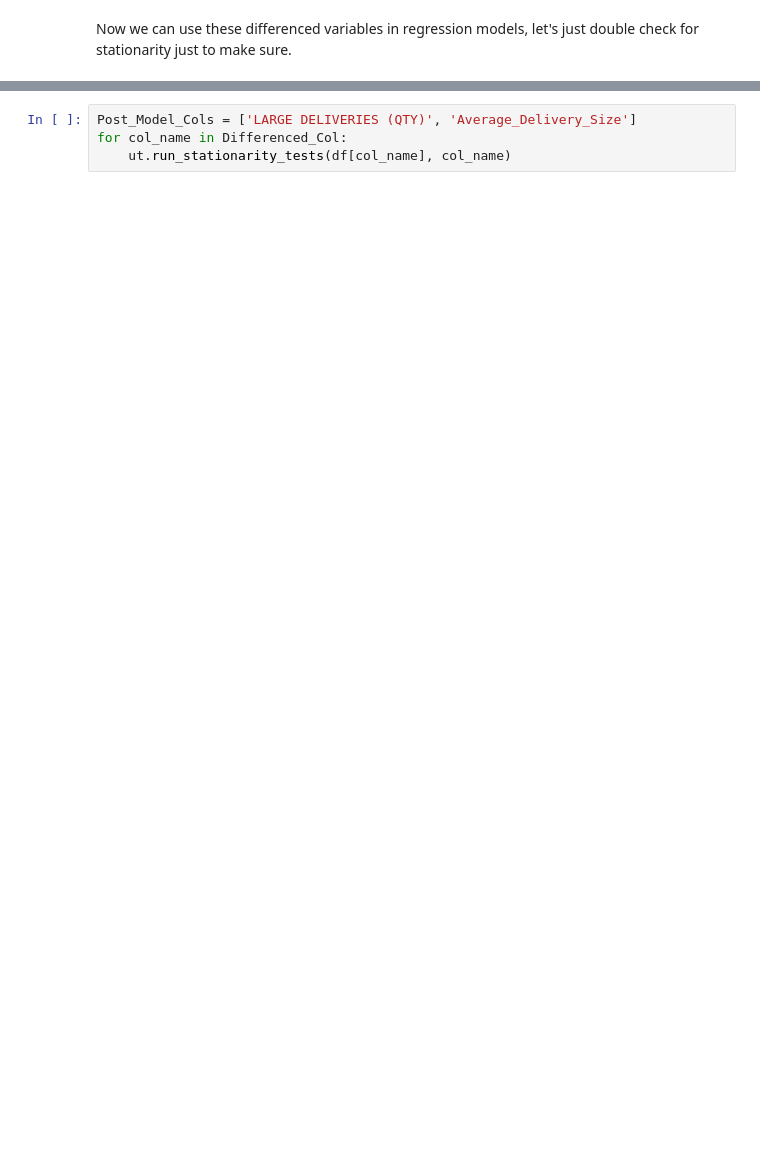
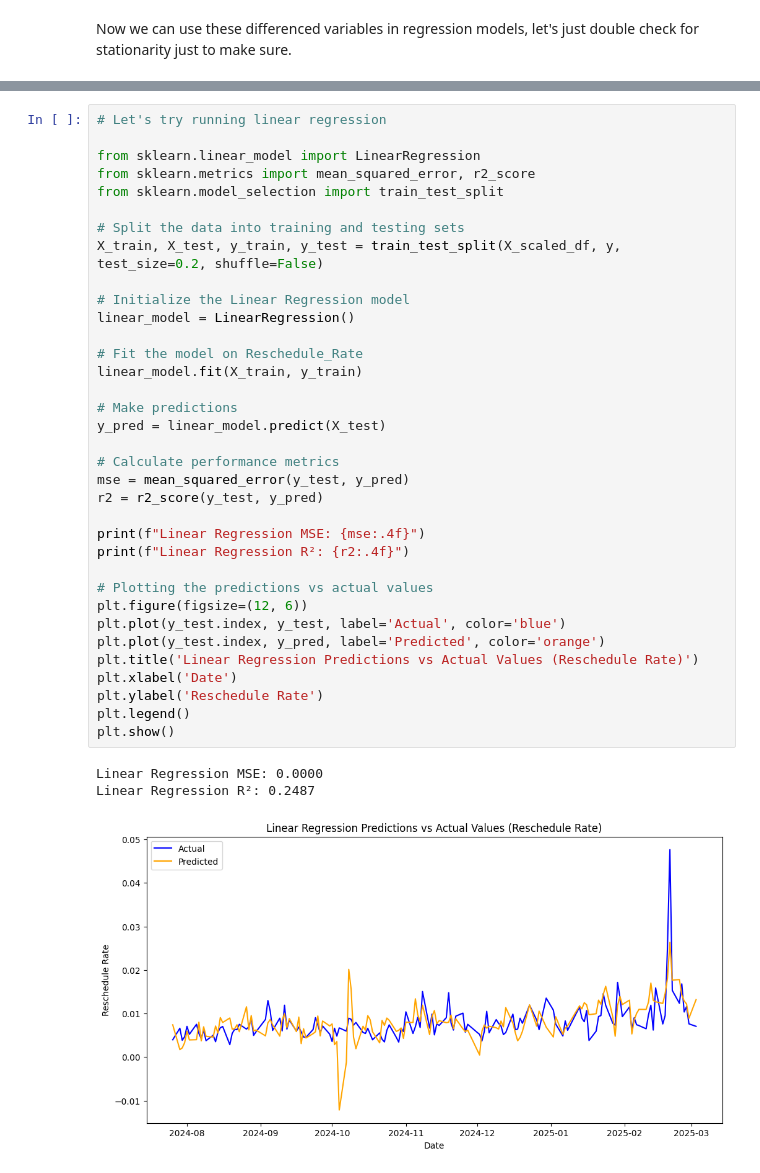
Before and after one commit to RaySaysHi/Lumber-Project, a Jupyter notebook: 2_EDA.ipynb, the cells around one changed output, grey strips where cells are left out. Drawn from its saved outputs; the diff is of its cells as text; blank space fills up the shorter version.

```diff
--- a/2_EDA.ipynb
+++ b/2_EDA.ipynb
@@ -410,4 +479,39 @@ Passing `palette` without assigning `hue` is deprecated and will be removed in v
 # %%
-Post_Model_Cols = ['LARGE DELIVERIES (QTY)', 'Average_Delivery_Size']
-for col_name in Differenced_Col:
-    ut.run_stationarity_tests(df[col_name], col_name)
+# Let's try running linear regression
+
+from sklearn.linear_model import LinearRegression
+from sklearn.metrics import mean_squared_error, r2_score
+from sklearn.model_selection import train_test_split
+
+# Split the data into training and testing sets
+X_train, X_test, y_train, y_test = train_test_split(X_scaled_df, y, test_size=0.2, shuffle=False)
+
+# Initialize the Linear Regression model
+linear_model = LinearRegression()
+
+# Fit the model on Reschedule_Rate
+linear_model.fit(X_train, y_train)
+
+# Make predictions
+y_pred = linear_model.predict(X_test)
+
+# Calculate performance metrics
+mse = mean_squared_error(y_test, y_pred)
+r2 = r2_score(y_test, y_pred)
+
+print(f"Linear Regression MSE: {mse:.4f}")
+print(f"Linear Regression R²: {r2:.4f}")
+
+# Plotting the predictions vs actual values
+plt.figure(figsize=(12, 6))
+plt.plot(y_test.index, y_test, label='Actual', color='blue')
+plt.plot(y_test.index, y_pred, label='Predicted', color='orange')
+plt.title('Linear Regression Predictions vs Actual Values (Reschedule Rate)')
+plt.xlabel('Date')
+plt.ylabel('Reschedule Rate')
+plt.legend()
+plt.show()
+# %% [output]
+Linear Regression MSE: 0.0000
+Linear Regression R²: 0.2487
+[figure, added]
```
Also changed, not shown: parts of 11 cells of this notebook, 1 other file.
